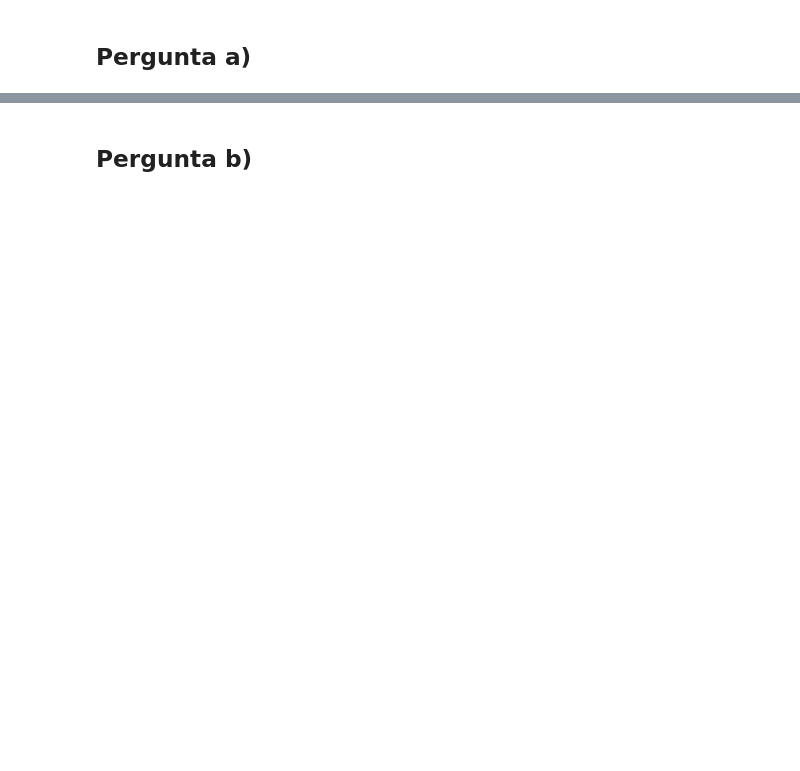
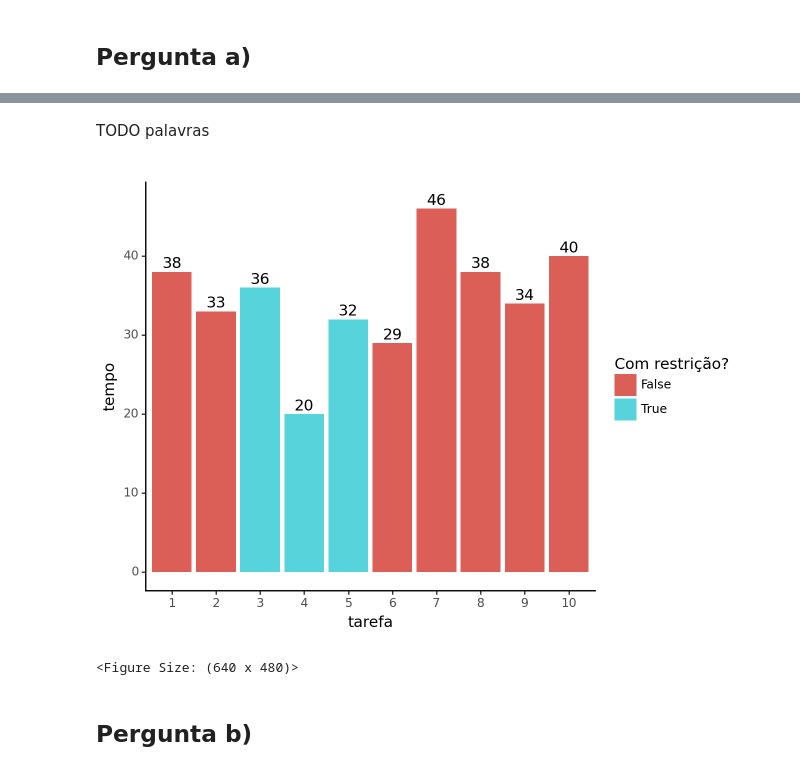
Before and after one commit to kardecallan566/Trab_grup_OH, a Jupyter notebook: notebooks/sugestao.ipynb, the cells around one changed output, grey strips where cells are left out. Cells and saved outputs as stored; diff of their text form; code cells hidden in the pictures; blank space fills up the shorter version.

```diff
--- a/notebooks/sugestao.ipynb
+++ b/notebooks/sugestao.ipynb
@@ -36,6 +36,10 @@ class Tarefas:
     if isinstance(i, Iterable):
       return [self.tarefas[i-1] for i in i]
     return self.tarefas[i-1]
+  def __iter__(self):
+    return iter(self.tarefas)
+  def smallest_to_highest(self):
+    return sorted(self.tarefas, key=lambda t: t.tempo)
 
 @dc
 class Maquina:
@@ -45,6 +49,7 @@ class Maquina:
 
   def __post_init__(self):
     assert self.tarefas is None or len(self.tarefas) <= self.n_tarefas
+    if self.tarefas is None: self.tarefas = []
   def assignTarefas(self, tarefas: list[Tarefa]):
     assert len(tarefas) <= self.n_tarefas
     self.tarefas = tarefas
@@ -100,22 +105,27 @@ class Horario:
     if isinstance(tarefa, str):
       tarefa = int(tarefa[1:])
     return first(self.maquinas, lambda m: m.isTarefaIn(tarefa))
+  def getTempoTotal(self):
+    return max(m.quantoTempo() for m in self.maquinas)
+  @property
+  def tempoTotal(self):
+    return self.getTempoTotal()
   def plot(self):
     df = pd.DataFrame({
       "maquina": [m.numero for m in self.maquinas for t in m.tarefas ],
       "tarefa": [t.numero for m in self.maquinas  for t in m.tarefas ],
       "tarefaL": [f"T{t.numero}" for m in self.maquinas  for t in m.tarefas ],
-      "comeca": [m.quandoComeca(t)   for m in self.maquinas for t in m.tarefas],
+      "comeca": [m.quandoComeca(t)  for m in self.maquinas for t in m.tarefas],
       "acaba": [m.quandoAcaba(t) for m in self.maquinas for t in m.tarefas]
     })
     return ggplot(df, aes(y = "maquina")) + \
       geom_point(aes(x = "comeca", color='factor(tarefa)'), size = 5) + \
       geom_path(aes(x = "acaba", group = "maquina", color="factor(tarefa+1)")) + \
       geom_path(aes(x = "comeca", group = "maquina", color="factor(tarefa)")) + \
-      geom_vline(xintercept=df.sort_values(by=['acaba']).iloc[-1].acaba, linetype="dashed") + \
+      geom_vline(xintercept=self.tempoTotal, linetype="dashed") + \
       geom_text(aes(x = "comeca", label="tarefaL"), size=10, nudge_x=0.1, nudge_y=0.1) + \
       \
-      scale_x_continuous(breaks=[0, 24, 48, 72, 96, 120, df.sort_values(by=['acaba']).iloc[-1].acaba]) + \
+      scale_x_continuous(breaks=[0, 24, 48, 72, 96, 120, self.tempoTotal]) + \
       scale_y_continuous(breaks=[1, 2, 3]) + \
       scale_color_discrete(guide=False) + \
       coord_fixed(xlim = (-0.5, 144)) + \
@@ -130,6 +140,7 @@ class Permutation:
   def reset(self):
     for m in self.maquinas:
       m.reset()
+    return self
   def machineYielder(self):
     for m in self.maquinas:
       for i in range(len(m.tarefas)):
@@ -141,6 +152,8 @@ class Permutation:
     return self.as_list()
   def as_list(self) -> list[Tarefa]:
     return [t for m in self.maquinas for t in m.tarefas]
+  def as_cromo(self) -> list[int]:
+    return [t.numero for t in self.as_list()]
   def as_lists(self) -> list[list[Tarefa]]:
     return [m.tarefas for m in self.maquinas]
   def __repr__(self):
@@ -152,27 +165,17 @@ class Permutation:
     return self.getHorario()
   def __repr__(self):
     return repr(self.as_list())
-
-tarefas = Tarefas([38, 33, 36, 20, 32, 29, 46, 38, 34, 40])
-tarefas[1,2,4]
-
-# exemplo
 M1 = Maquina(
   numero = 1,
   n_tarefas = 4,
-  tarefas = tarefas[1,2,3,4]
 )
 M2 = Maquina(
   numero = 2,
   n_tarefas = 3,
-  tarefas = tarefas[5,6,7]
 )
 M3 = Maquina(
   numero = 3,
   n_tarefas = 3,
-  tarefas = tarefas[8,9,10]
 )
-primeiro = Permutation([M1, M2, M3])
-print(primeiro)
-primeiro.horario.plot()
+M1, M2, M3
 # %% [output]
@@ -273,2 +233,19 @@ plt.show()
+# %% [markdown]
+TODO palavras
+# %%
+# bar plot with tarefas e o tempo delas (color the priority ones)
+ggplot(pd.DataFrame({
+  "tarefa": [t.numero for t in tarefas],
+  "tempo": [t.tempo for t in tarefas],
+  "prioridade": [t in restricao for t in tarefas]
+}), aes(x = "factor(tarefa)", y = "tempo")) + \
+  geom_bar(aes(fill = "factor(prioridade)"), stat = "identity", position = "dodge") + \
+  scale_fill_discrete(name = "Com restrição?") + \
+  geom_text(aes(label="tempo"), nudge_y=1) + \
+  labs(x="tarefa", y="tempo") + \
+  theme_classic()
+# %% [output]
+[figure, added]
+<Figure Size: (640 x 480)>
 # %% [markdown]
 ## Pergunta b)
```
Also changed, not shown: parts of 13 cells of this notebook.
